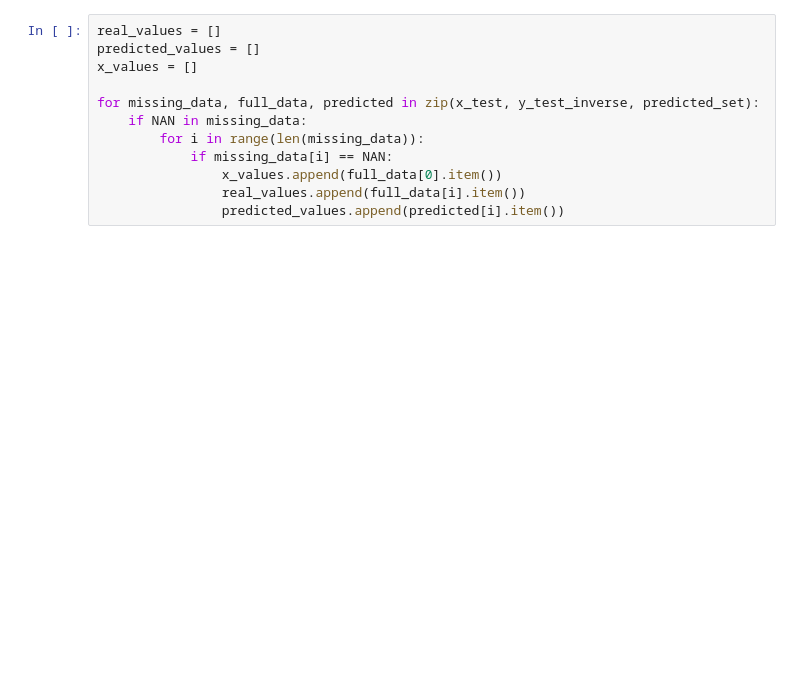
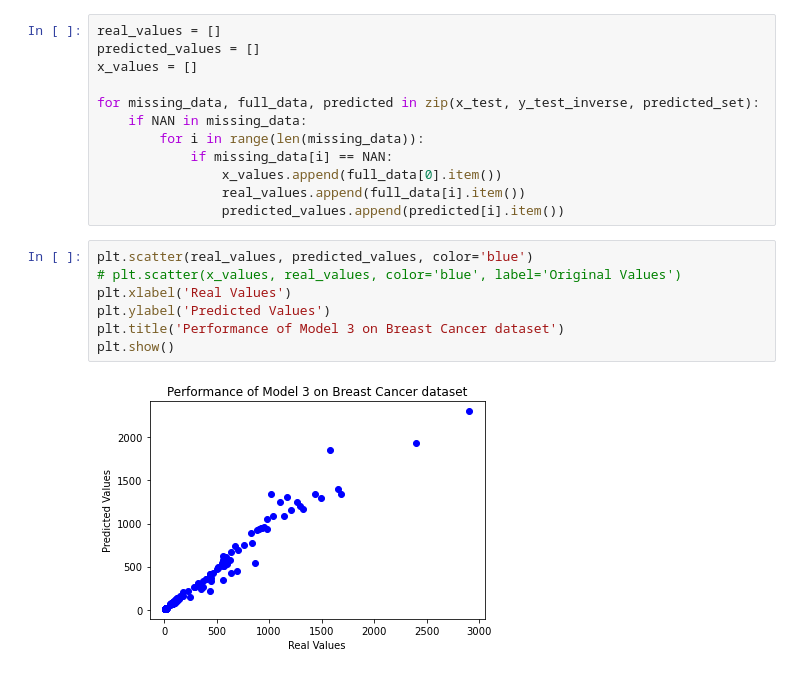
Before and after one commit to n-minhhai/DL-data-imputation, a Jupyter notebook: model3.ipynb, the cells around one changed output. Cells and saved outputs as stored; diff of their text form; blank space fills up the shorter version.

```diff
--- a/model3.ipynb
+++ b/model3.ipynb
@@ -290,3 +288,12 @@ for missing_data, full_data, predicted in zip(x_test, y_test_inverse, predicted_
                 x_values.append(full_data[0].item())
                 real_values.append(full_data[i].item())
                 predicted_values.append(predicted[i].item())
+# %%
+plt.scatter(real_values, predicted_values, color='blue')
+# plt.scatter(x_values, real_values, color='blue', label='Original Values')
+plt.xlabel('Real Values')
+plt.ylabel('Predicted Values')
+plt.title('Performance of Model 3 on Breast Cancer dataset')
+plt.show()
+# %% [output]
+[figure, added]
```
Also changed, not shown: parts of 16 cells of this notebook, 4 other files.
